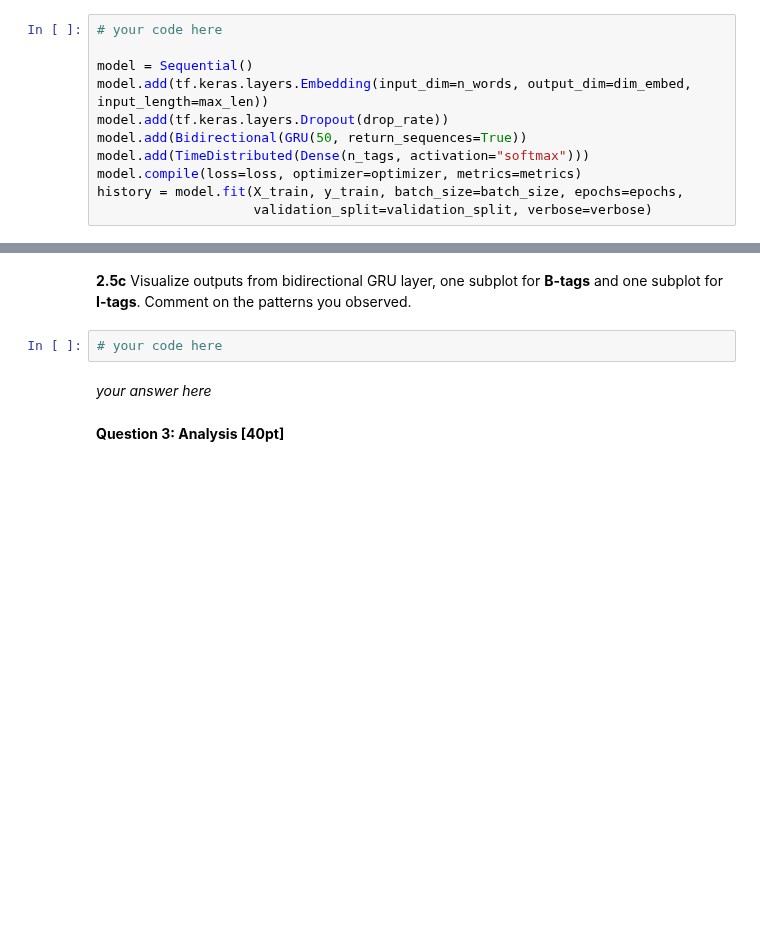
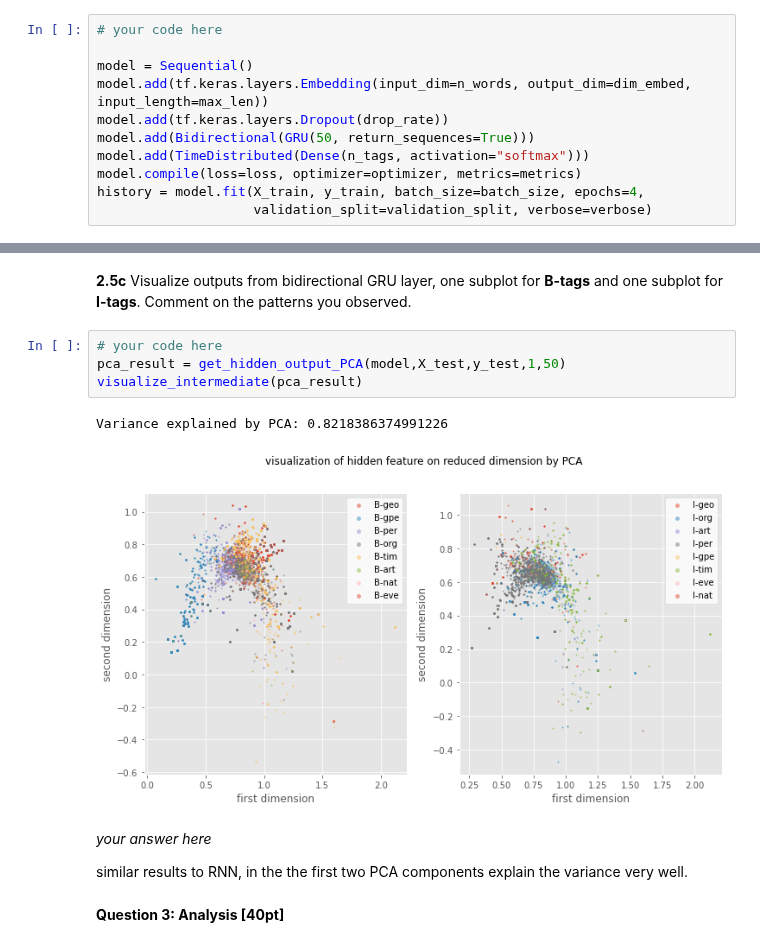
Before and after one commit to jackxxu/2020-CS109B, a Jupyter notebook: content/homeworks/hw06/notebook/cs109b_hw6.ipynb, the cells around one changed output, grey strips where cells are left out. Drawn from its saved outputs; the diff is of its cells as text; blank space fills up the shorter version.

```diff
--- a/content/homeworks/hw06/notebook/cs109b_hw6.ipynb
+++ b/content/homeworks/hw06/notebook/cs109b_hw6.ipynb
@@ -872,8 +906,8 @@ In a bidirectional GRU, we consider 2 separate sequences. One from right to left
 model = Sequential()
 model.add(tf.keras.layers.Embedding(input_dim=n_words, output_dim=dim_embed, input_length=max_len))
 model.add(tf.keras.layers.Dropout(drop_rate))
-model.add(Bidirectional(GRU(50, return_sequences=True))
+model.add(Bidirectional(GRU(50, return_sequences=True)))
 model.add(TimeDistributed(Dense(n_tags, activation="softmax")))
 model.compile(loss=loss, optimizer=optimizer, metrics=metrics)
-history = model.fit(X_train, y_train, batch_size=batch_size, epochs=epochs,
+history = model.fit(X_train, y_train, batch_size=batch_size, epochs=4,
                     validation_split=validation_split, verbose=verbose)
@@ -890,8 +956,15 @@ plot_training_history(history)
 **2.5c** Visualize outputs from bidirectional GRU layer, one subplot for **B-tags** and one subplot for **I-tags**. Comment on the patterns you observed.
 # %%
 # your code here
+pca_result = get_hidden_output_PCA(model,X_test,y_test,1,50)
+visualize_intermediate(pca_result)
+# %% [output]
+Variance explained by PCA: 0.8218386374991226
+[figure, added]
-# %% [markdown]
-*your answer here*
+# %% [markdown]
+*your answer here*
+
+similar results to RNN, in the the first two PCA components explain the variance very well.
 # %% [markdown]
 <div class='exercise'><b> Question 3: Analysis [40pt]</b></div>
 # %% [markdown]
```
Also changed, not shown: parts of 10 cells of this notebook.
